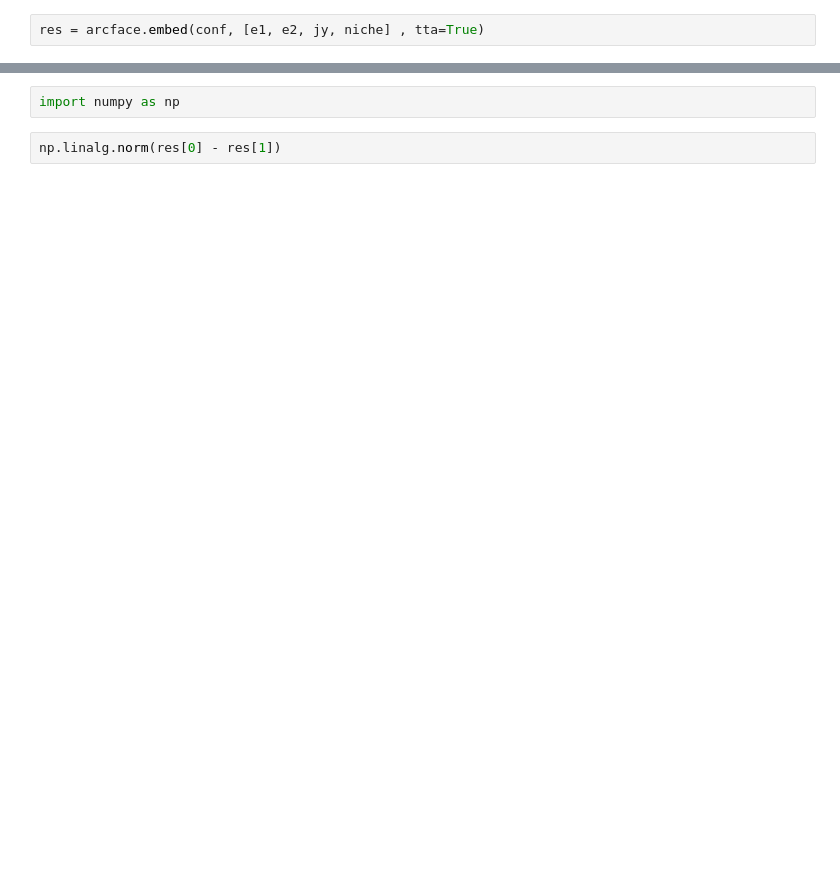
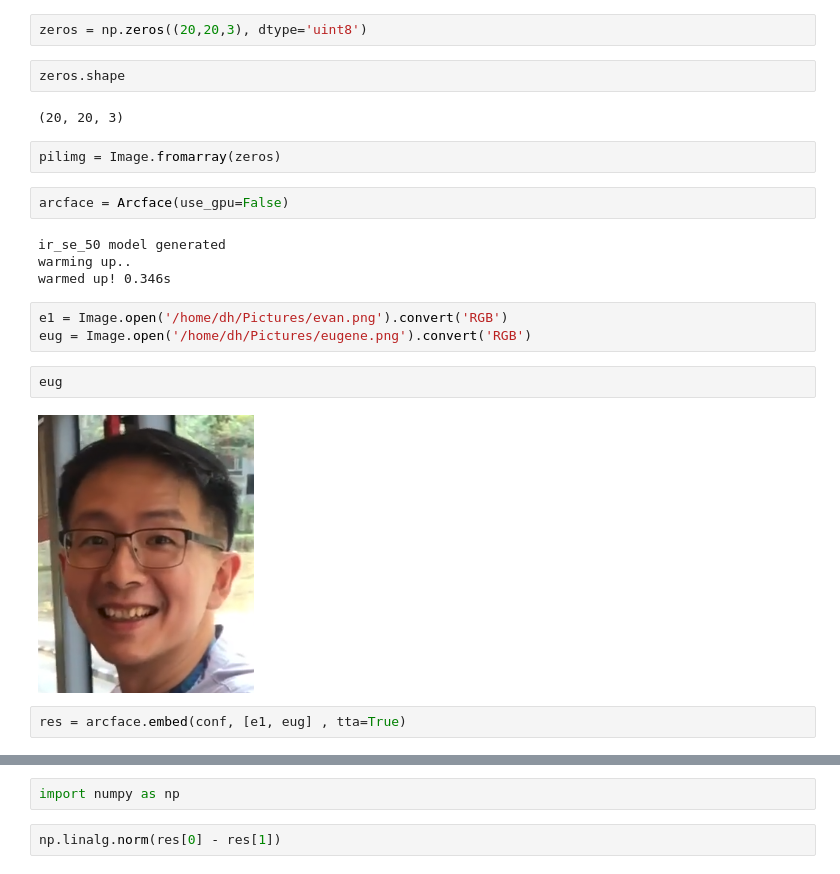
Before and after one commit to levan92/InsightFace_Pytorch, a Jupyter notebook: explore.ipynb, the cells around one changed output, grey strips where cells are left out. Cells and saved outputs as stored; diff of their text form; blank space fills up the shorter version.

Commit message:
improved arcface

```diff
--- a/explore.ipynb
+++ b/explore.ipynb
@@ -31,5 +10,26 @@ jy
+# %%
+zeros = np.zeros((20,20,3), dtype='uint8')
+# %%
+zeros.shape
+# %% [output]
+(20, 20, 3)
+# %%
+pilimg = Image.fromarray(zeros)
+# %%
+arcface = Arcface(use_gpu=False)
+# %% [output]
+ir_se_50 model generated
+warming up..
+warmed up! 0.346s
+# %%
+e1 = Image.open('/home/dh/Pictures/evan.png').convert('RGB')
+eug = Image.open('/home/dh/Pictures/eugene.png').convert('RGB')
+# %%
+eug
+# %% [output]
+[figure, added]
 # %%
-res = arcface.embed(conf, [e1, e2, jy, niche] , tta=True)
+res = arcface.embed(conf, [e1, eug] , tta=True)
 # %%
 len(res)
 # %% [output]
```
Also changed, not shown: parts of 8 cells of this notebook, 1 other file.
